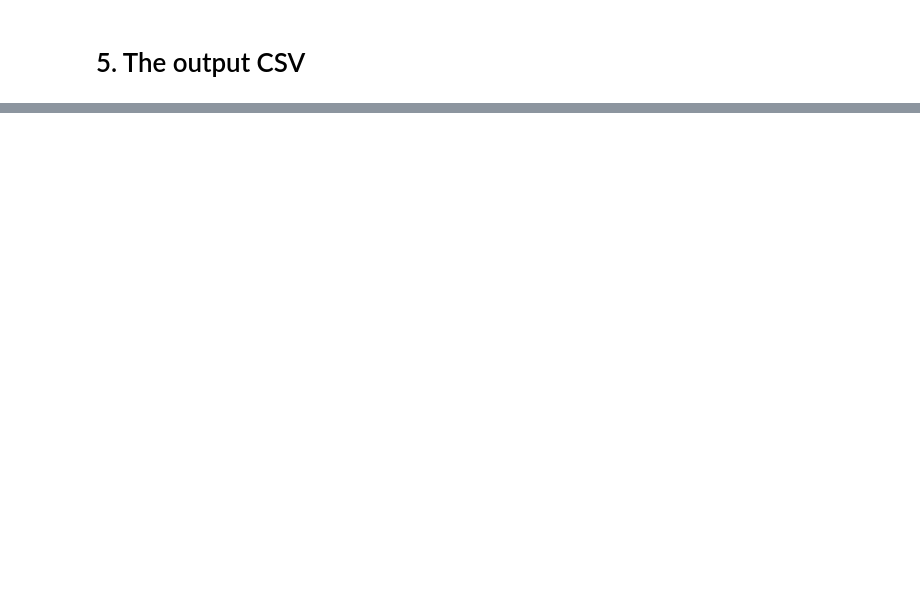
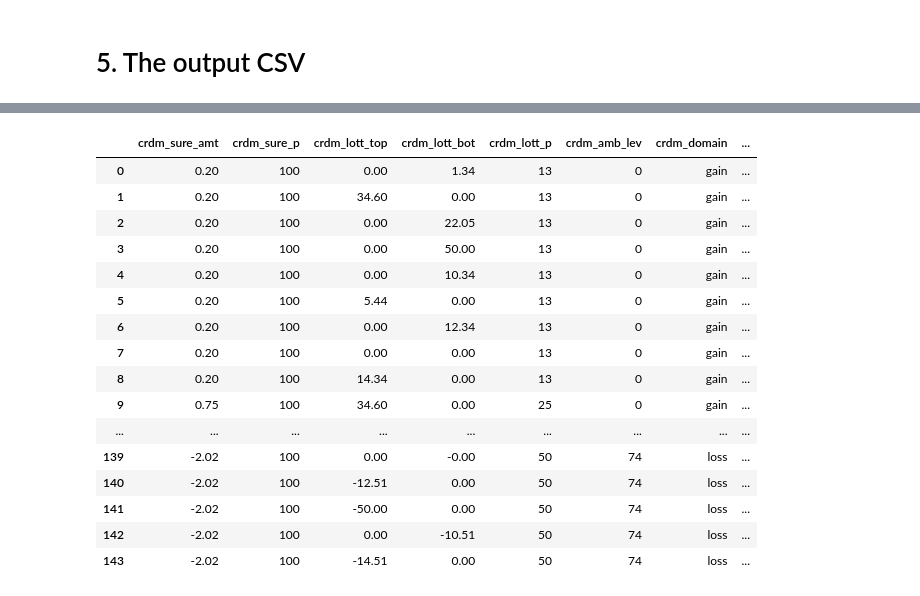
Before and after one commit to CDN-Lab/Adaptive_Choicesets, a Jupyter notebook: symmetrical_choice_set.ipynb, the cells around one changed output, grey strips where cells are left out. Cells and saved outputs as stored; diff of their text form; code cells hidden in the pictures; blank space fills up the shorter version.

Commit message:
Output resembles psychopy. Still need to work out in the rounding to the neares 0.5 dollars

```diff
--- a/symmetrical_choice_set.ipynb
+++ b/symmetrical_choice_set.ipynb
@@ -531 +716,49 @@ crdm_trials_loss = crdm_trials_losses[column_order]
+# %%
+crdm_trials = pd.concat([crdm_trials_gain,crdm_trials_loss],ignore_index=True)
+columns_to_convert = ['crdm_sure_amt', 'crdm_lott_top', 'crdm_lott_bot', 'crdm_lott_p', 'crdm_amb_lev']
+crdm_trials[columns_to_convert] = crdm_trials[columns_to_convert].apply(pd.to_numeric, errors='coerce')
+crdm_trials = crdm_trials.round(2)
+
+def determine_win_side(row): #Function the determine the wining side of the lottery.
+    if row['crdm_lott_top'] != 0.00:
+        return 'top'
+    else:
+        return 'bottom'
+
+# Apply the function to create the 'crdm_win_side' column
+crdm_trials['crdm_win_side'] = crdm_trials.apply(determine_win_side, axis=1)
+#crdm_trials
+
+#Function to created crdm_image
+def determine_risk_image_file(row):
+    for p, f in risk_images.items():
+        if row['crdm_lott_p'] == p and row['crdm_win_side'] == 'top':
+            return  f[1] #using the 2nd item in the dictionary for red images
+        elif row['crdm_lott_p'] == p and row['crdm_win_side'] == 'bottom':
+            return f[0] #Using the first item of the dict as blue
+crdm_trials['crdm_img'] = crdm_trials.apply(determine_risk_image_file,axis =1)
+
+column_order = [
+    'crdm_sure_amt', 'crdm_sure_p', 'crdm_lott_top', 'crdm_lott_bot', 'crdm_lott_p', 'crdm_amb_lev', 'crdm_domain', 'crdm_img', 'crdm_win_side']
+crdm_trials = crdm_trials[column_order]
+
+crdm_trials
+# %% [output]
+|  | crdm_sure_amt | crdm_sure_p | crdm_lott_top | crdm_lott_bot | crdm_lott_p | crdm_amb_lev | crdm_domain | ... |
+| 0 | 0.20 | 100 | 0.00 | 1.34 | 13 | 0 | gain | ... |
+| 1 | 0.20 | 100 | 34.60 | 0.00 | 13 | 0 | gain | ... |
+| 2 | 0.20 | 100 | 0.00 | 22.05 | 13 | 0 | gain | ... |
+| 3 | 0.20 | 100 | 0.00 | 50.00 | 13 | 0 | gain | ... |
+| 4 | 0.20 | 100 | 0.00 | 10.34 | 13 | 0 | gain | ... |
+| 5 | 0.20 | 100 | 5.44 | 0.00 | 13 | 0 | gain | ... |
+| 6 | 0.20 | 100 | 0.00 | 12.34 | 13 | 0 | gain | ... |
+| 7 | 0.20 | 100 | 0.00 | 0.00 | 13 | 0 | gain | ... |
+| 8 | 0.20 | 100 | 14.34 | 0.00 | 13 | 0 | gain | ... |
+| 9 | 0.75 | 100 | 34.60 | 0.00 | 25 | 0 | gain | ... |
+| ... | ... | ... | ... | ... | ... | ... | ... | ... |
+| 139 | -2.02 | 100 | 0.00 | -0.00 | 50 | 74 | loss | ... |
+| 140 | -2.02 | 100 | -12.51 | 0.00 | 50 | 74 | loss | ... |
+| 141 | -2.02 | 100 | -50.00 | 0.00 | 50 | 74 | loss | ... |
+| 142 | -2.02 | 100 | 0.00 | -10.51 | 50 | 74 | loss | ... |
+| 143 | -2.02 | 100 | -14.51 | 0.00 | 50 | 74 | loss | ... |
 # %%
```
Also changed, not shown: parts of 18 cells of this notebook.
